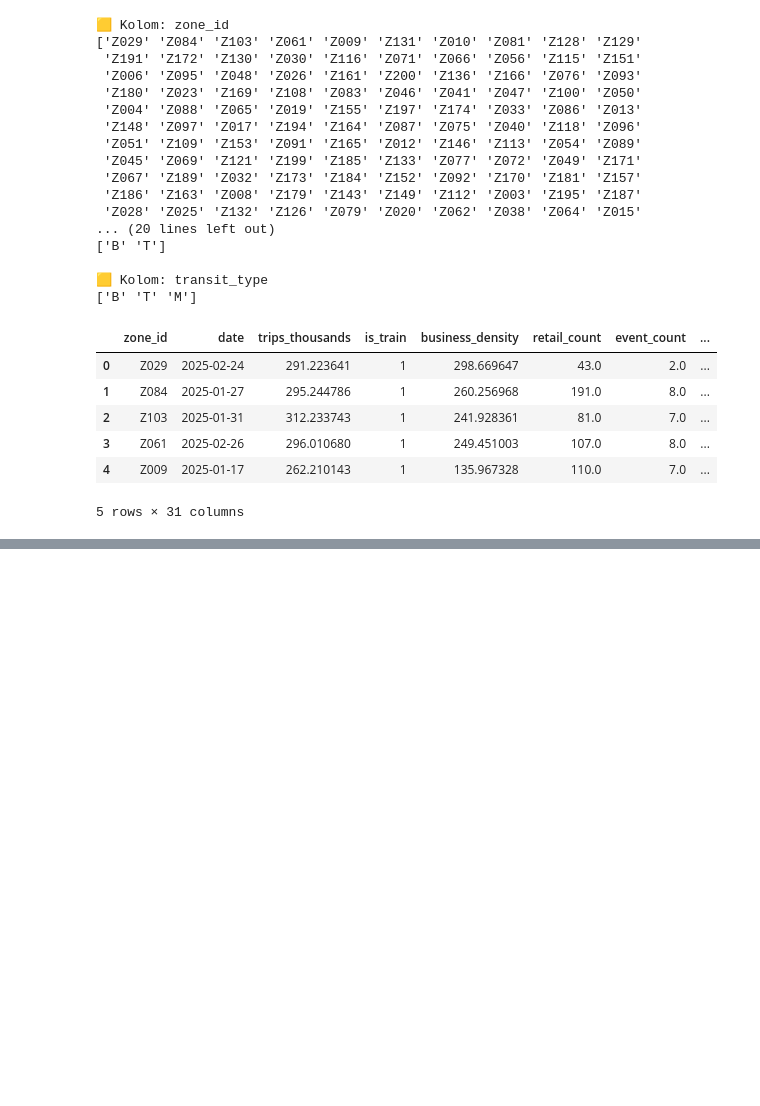
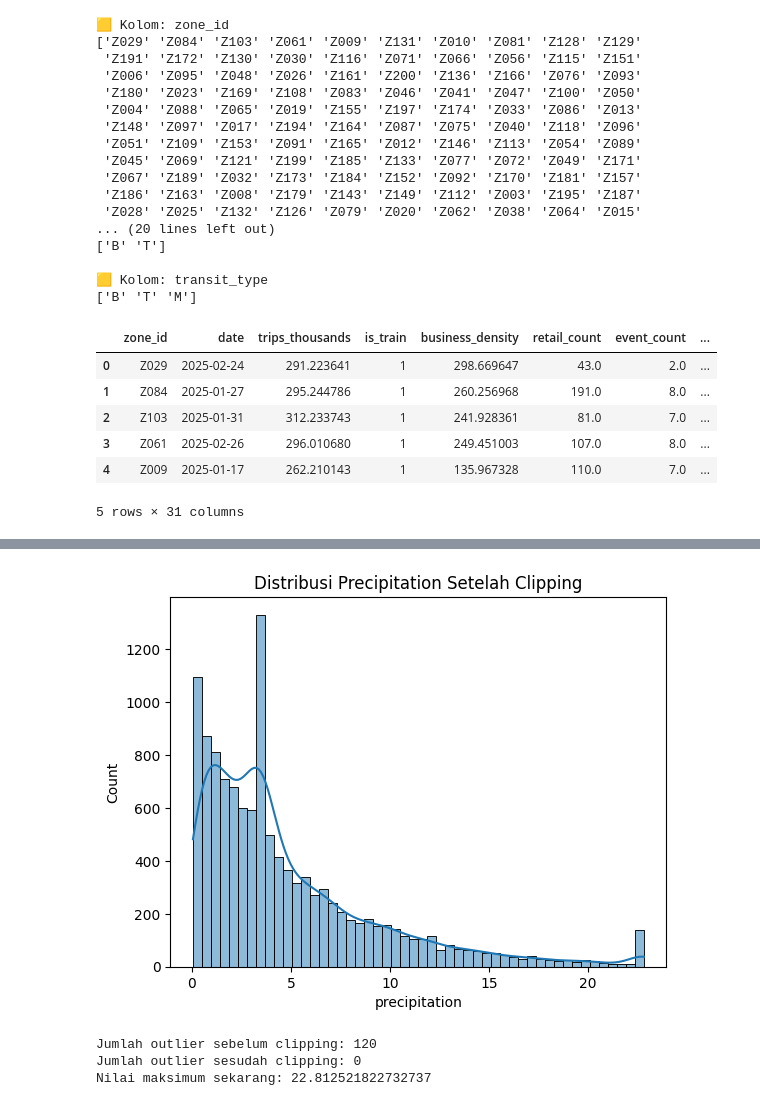
Before and after one commit to zhyuaann/CODE-Challenge, a Jupyter notebook: main.ipynb, the cells around one changed output, grey strips where cells are left out. Cells and saved outputs as stored; diff of their text form; code cells hidden in the pictures; blank space fills up the shorter version.

```diff
--- a/main.ipynb
+++ b/main.ipynb
@@ -476,0 +548,26 @@ df_merged.head(5)
+# %%
+# STEP 1: Salin data mentah (SEBELUM clipping apapun!)
+before_clip = df_merged['precipitation'].copy()
+
+# STEP 2: Hitung batas bawah & atas dari data mentah
+q_low = before_clip.quantile(0.01)
+q_high = before_clip.quantile(0.99)
+
+# STEP 3: Clipping (Winsorize) dari data mentah
+df_merged['precipitation'] = before_clip.clip(q_low, q_high)
+# %%
+# STEP 4: Cek distribusi setelah clipping
+sns.histplot(df_merged['precipitation'], bins=50, kde=True)
+plt.title("Distribusi Precipitation Setelah Clipping")
+plt.show()
+# %% [output]
+[figure, added]
+# %%
+# 5. Validasi hasil clipping
+print("Jumlah outlier sebelum clipping:", (before_clip > q_high).sum())
+print("Jumlah outlier sesudah clipping:", (df_merged['precipitation'] > q_high).sum())
+print("Nilai maksimum sekarang:", df_merged['precipitation'].max())
+# %% [output]
+Jumlah outlier sebelum clipping: 120
+Jumlah outlier sesudah clipping: 0
+Nilai maksimum sekarang: 22.812521822732737
```
Also changed, not shown: parts of 66 cells of this notebook, 13 other files.
